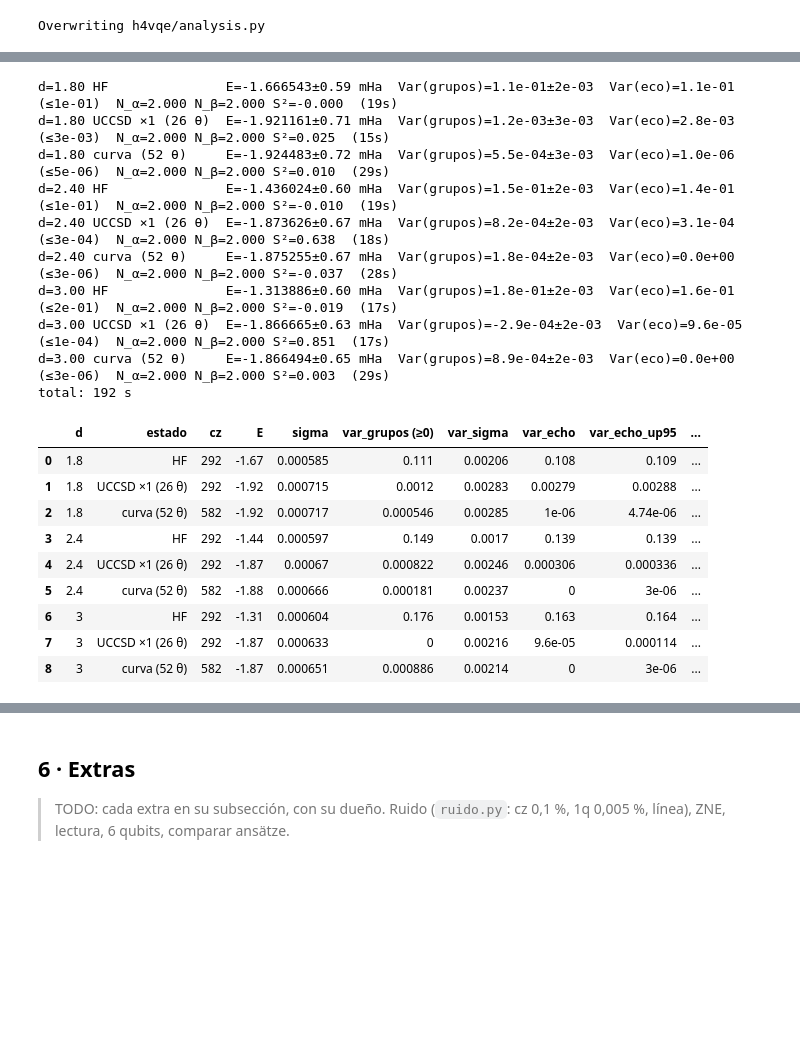
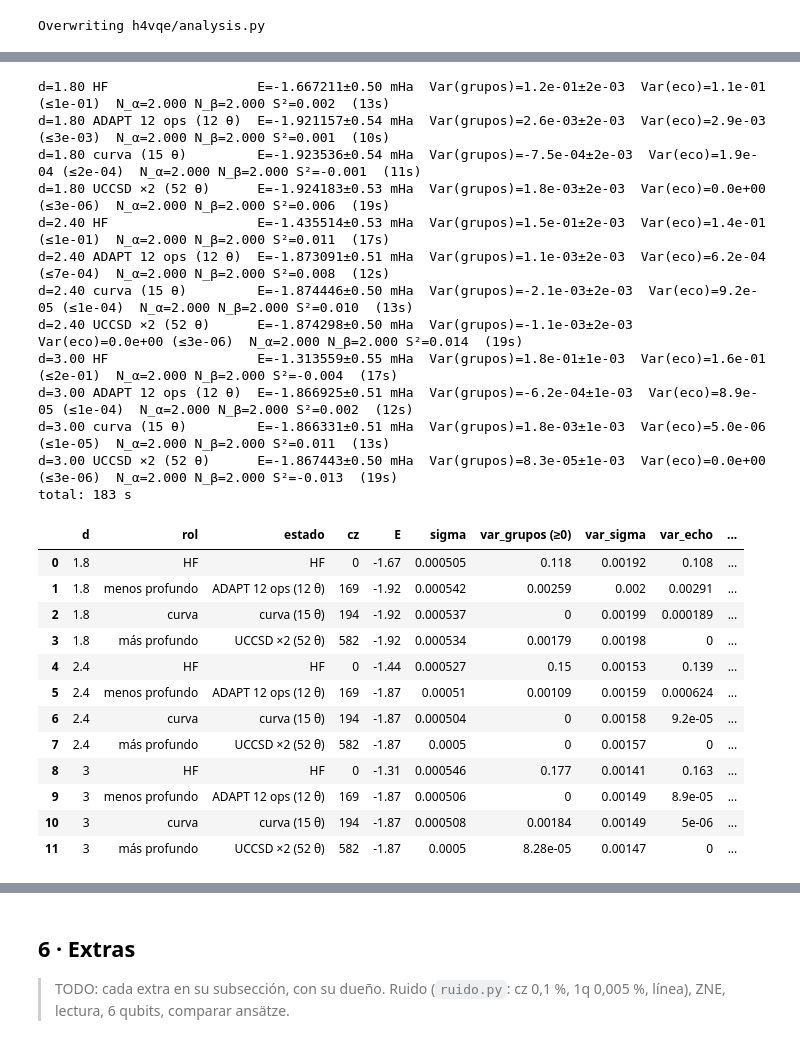
Before and after one commit to octavioromagnoli/quantum-toffolis, a Jupyter notebook: notebook/H4_VQE.ipynb, the cells around one changed output, grey strips where cells are left out. Saved outputs shown, nothing was run; the diff lists cells and outputs as text; code cells hidden in the pictures; blank space fills up the shorter version.

```diff
--- a/notebook/H4_VQE.ipynb
+++ b/notebook/H4_VQE.ipynb
@@ -58,7 +58,7 @@ STRETCHED_FROM = 1.8          # zona donde hay que ganarle a CCSD
 CHEM_ACC = 1.6e-3             # Ha
 
 # Presupuesto de shots por punto de la curva (estimación final, no optimización).
-SHOTS_PER_POINT = 8_000_000   # σ ≈ 0,7 mHa con QWC + Neyman (medido a 2,0 Å)
+SHOTS_PER_POINT = 8_000_000   # σ ≈ 0,5 mHa en la zona estirada (QWC con sorted insertion + Neyman)
 
 # Compuertas nativas que fija la consigna para el extra con ruido: cz, sx, x y rz.
 # (ruido.py no se distribuye; el modelo de ruido propio está en noise.py.)
@@ -66,7 +66,15 @@ BASIS_GATES = ["cz", "rz", "sx", "x"]
 
 SEED = 1234
 
-# UCCSD con 2 pasos de Trotter: llega a FCI (<1 µHa) en toda la curva sin ruido.
+# Ansatz de la curva principal:
+#   "adapt": ADAPT-VQE fermiónico, lista común de 15 operadores (adapt.ADAPT_FERMIONIC).
+#            194 CZ todos con todos, 378 en línea con el ruteo fSWAP de routing.py.
+#            Error sin ruido ≤ 0,38 mHa en toda la curva.
+#   "uccsd": UCCSD con ANSATZ_REPS pasos de Trotter (582 CZ con 2 pasos; < 1 µHa sin ruido).
+ANSATZ = "adapt"
+
+# Pasos de Trotter de UCCSD. Con ANSATZ = "adapt", UCCSD ×2 queda como referencia más
+# profunda (prueba de profundidad, comparación de ansätze, geometría y FakeFez).
 # Con 1 paso el error máximo es ~4,5 mHa (a 2,0 Å): le gana a CCSD pero sin precisión química.
 ANSATZ_REPS = 2
 # %% [output]
@@ -343,12 +504,20 @@ from .ansatz import Ansatz
 
 def optimize_params(ans: Ansatz, H, x0=None, tol: float = 1e-10, maxiter: int = 2000,
                     n_restarts: int = 0, seed: int = 0) -> dict:
-    """L-BFGS-B con gradiente analítico. Devuelve dict con x, energy, nfev."""
+    """L-BFGS-B con gradiente analítico. Devuelve dict con x, energy, nfev.
+
+    Siempre prueba también θ = 0 (|HF⟩), además del x0 dado (warm start de la distancia
+    anterior), y se queda con la energía más baja (es variacional, así que el mínimo es el
+    mejor). Con la lista ADAPT de 15 operadores, el warm start solo cae en mínimos malos
+    a 2,6-3,0 Å (hasta 2 mHa), y desde θ = 0 da 0,05-0,15 mHa.
+    """
     Hm = H.to_matrix(sparse=True)
     fun = lambda x: ans.fast.energy_and_grad(x, Hm)
-    starts = [np.zeros(ans.num_parameters) if x0 is None else np.asarray(x0, float)]
+    zero = np.zeros(ans.num_parameters)
+    bases = [zero] if x0 is None else [np.asarray(x0, float), zero]
     rng = np.random.default_rng(seed)
-    starts += [starts[0] + rng.normal(0, 0.1, ans.num_parameters) for _ in range(n_restarts)]
+    starts = list(bases)
+    starts += [b + rng.normal(0, 0.1, ans.num_parameters) for b in bases for _ in range(n_restarts)]
     best = None
     for s in starts:
         r = minimize(fun, s, jac=True, method="L-BFGS-B",
@@ -1106,41 +2818,48 @@ En vez de restar dos números grandes, cuenta **eventos raros**: si ψ es un aut
 > La tabla siguiente reúne todo lo medido. La última celda compara recién ahí con FCI.
 # %%
 from h4vqe.pipeline import run_reliability
-# Tres puntos de la zona estirada; en cada uno, HF vs UCCSD ×1 vs el ansatz de la curva.
+# Tres puntos de la zona estirada; en cada uno, HF, un ansatz menos profundo (ADAPT 12 ops),
+# el de la curva (ADAPT 15 ops) y uno más profundo (UCCSD ×2). Ver pipeline.depth_references.
 rel_d = [1.8, 3.0] if QUICK else [1.8, 2.4, 3.0]
 t0 = time.time()
 rel = pd.DataFrame(run_reliability(ctxs, rel_d, shots=shots,
                                    var_shots=500_000 if QUICK else 2_000_000,
                                    echo_shots=200_000 if QUICK else 1_000_000,
                                    sym_shots=100_000 if QUICK else 200_000))
 print(f"total: {time.time()-t0:.0f} s")
 # Var(grupos) puede salir negativa por ruido (σ ≈ 2e-3 Ha²): se muestra recortada en 0, con su σ.
 # Solo separa HF del resto; la que resuelve es la del eco.
 rel["var_grupos (≥0)"] = rel["var"].clip(lower=0)
 # echo_cz: CZ del circuito de eco (U, e^{−iHt}, U†). Es un diagnóstico de simulador, no de hardware.
-show = rel[["d","estado","cz","E","sigma","var_grupos (≥0)","var_sigma","var_echo","var_echo_up95","echo_events",
+show = rel[["d","rol","estado","cz","E","sigma","var_grupos (≥0)","var_sigma","var_echo","var_echo_up95","echo_events",
             "echo_cz","N_alpha","N_alpha_sigma","N_beta","N_beta_sigma","S2","S2_sigma","var_exacta"]]
 with pd.option_context("display.float_format", lambda v: f"{v:.3g}"):
     display(show)
 # %% [output]
-d=1.80 HF               E=-1.666543±0.59 mHa  Var(grupos)=1.1e-01±2e-03  Var(eco)=1.1e-01 (≤1e-01)  N_α=2.000 N_β=2.000 S²=-0.000  (19s)
-d=1.80 UCCSD ×1 (26 θ)  E=-1.921161±0.71 mHa  Var(grupos)=1.2e-03±3e-03  Var(eco)=2.8e-03 (≤3e-03)  N_α=2.000 N_β=2.000 S²=0.025  (15s)
-d=1.80 curva (52 θ)     E=-1.924483±0.72 mHa  Var(grupos)=5.5e-04±3e-03  Var(eco)=1.0e-06 (≤5e-06)  N_α=2.000 N_β=2.000 S²=0.010  (29s)
-d=2.40 HF               E=-1.436024±0.60 mHa  Var(grupos)=1.5e-01±2e-03  Var(eco)=1.4e-01 (≤1e-01)  N_α=2.000 N_β=2.000 S²=-0.010  (19s)
-d=2.40 UCCSD ×1 (26 θ)  E=-1.873626±0.67 mHa  Var(grupos)=8.2e-04±2e-03  Var(eco)=3.1e-04 (≤3e-04)  N_α=2.000 N_β=2.000 S²=0.638  (18s)
-d=2.40 curva (52 θ)     E=-1.875255±0.67 mHa  Var(grupos)=1.8e-04±2e-03  Var(eco)=0.0e+00 (≤3e-06)  N_α=2.000 N_β=2.000 S²=-0.037  (28s)
-d=3.00 HF               E=-1.313886±0.60 mHa  Var(grupos)=1.8e-01±2e-03  Var(eco)=1.6e-01 (≤2e-01)  N_α=2.000 N_β=2.000 S²=-0.019  (17s)
-d=3.00 UCCSD ×1 (26 θ)  E=-1.866665±0.63 mHa  Var(grupos)=-2.9e-04±2e-03  Var(eco)=9.6e-05 (≤1e-04)  N_α=2.000 N_β=2.000 S²=0.851  (17s)
-d=3.00 curva (52 θ)     E=-1.866494±0.65 mHa  Var(grupos)=8.9e-04±2e-03  Var(eco)=0.0e+00 (≤3e-06)  N_α=2.000 N_β=2.000 S²=0.003  (29s)
-total: 192 s
+d=1.80 HF                   E=-1.667211±0.50 mHa  Var(grupos)=1.2e-01±2e-03  Var(eco)=1.1e-01 (≤1e-01)  N_α=2.000 N_β=2.000 S²=0.002  (13s)
+d=1.80 ADAPT 12 ops (12 θ)  E=-1.921157±0.54 mHa  Var(grupos)=2.6e-03±2e-03  Var(eco)=2.9e-03 (≤3e-03)  N_α=2.000 N_β=2.000 S²=0.001  (10s)
+d=1.80 curva (15 θ)         E=-1.923536±0.54 mHa  Var(grupos)=-7.5e-04±2e-03  Var(eco)=1.9e-04 (≤2e-04)  N_α=2.000 N_β=2.000 S²=-0.001  (11s)
+d=1.80 UCCSD ×2 (52 θ)      E=-1.924183±0.53 mHa  Var(grupos)=1.8e-03±2e-03  Var(eco)=0.0e+00 (≤3e-06)  N_α=2.000 N_β=2.000 S²=0.006  (19s)
+d=2.40 HF                   E=-1.435514±0.53 mHa  Var(grupos)=1.5e-01±2e-03  Var(eco)=1.4e-01 (≤1e-01)  N_α=2.000 N_β=2.000 S²=0.011  (17s)
+d=2.40 ADAPT 12 ops (12 θ)  E=-1.873091±0.51 mHa  Var(grupos)=1.1e-03±2e-03  Var(eco)=6.2e-04 (≤7e-04)  N_α=2.000 N_β=2.000 S²=0.008  (12s)
+d=2.40 curva (15 θ)         E=-1.874446±0.50 mHa  Var(grupos)=-2.1e-03±2e-03  Var(eco)=9.2e-05 (≤1e-04)  N_α=2.000 N_β=2.000 S²=0.010  (13s)
+d=2.40 UCCSD ×2 (52 θ)      E=-1.874298±0.50 mHa  Var(grupos)=-1.1e-03±2e-03  Var(eco)=0.0e+00 (≤3e-06)  N_α=2.000 N_β=2.000 S²=0.014  (19s)
+d=3.00 HF                   E=-1.313559±0.55 mHa  Var(grupos)=1.8e-01±1e-03  Var(eco)=1.6e-01 (≤2e-01)  N_α=2.000 N_β=2.000 S²=-0.004  (17s)
+d=3.00 ADAPT 12 ops (12 θ)  E=-1.866925±0.51 mHa  Var(grupos)=-6.2e-04±1e-03  Var(eco)=8.9e-05 (≤1e-04)  N_α=2.000 N_β=2.000 S²=0.002  (12s)
+d=3.00 curva (15 θ)         E=-1.866331±0.51 mHa  Var(grupos)=1.8e-03±1e-03  Var(eco)=5.0e-06 (≤1e-05)  N_α=2.000 N_β=2.000 S²=0.011  (13s)
+d=3.00 UCCSD ×2 (52 θ)      E=-1.867443±0.50 mHa  Var(grupos)=8.3e-05±1e-03  Var(eco)=0.0e+00 (≤3e-06)  N_α=2.000 N_β=2.000 S²=-0.013  (19s)
+total: 183 s
-|  | d | estado | cz | E | sigma | var_grupos (≥0) | var_sigma | var_echo | var_echo_up95 | ... |
-| 0 | 1.8 | HF | 292 | -1.67 | 0.000585 | 0.111 | 0.00206 | 0.108 | 0.109 | ... |
-| 1 | 1.8 | UCCSD ×1 (26 θ) | 292 | -1.92 | 0.000715 | 0.0012 | 0.00283 | 0.00279 | 0.00288 | ... |
-| 2 | 1.8 | curva (52 θ) | 582 | -1.92 | 0.000717 | 0.000546 | 0.00285 | 1e-06 | 4.74e-06 | ... |
-| 3 | 2.4 | HF | 292 | -1.44 | 0.000597 | 0.149 | 0.0017 | 0.139 | 0.139 | ... |
-| 4 | 2.4 | UCCSD ×1 (26 θ) | 292 | -1.87 | 0.00067 | 0.000822 | 0.00246 | 0.000306 | 0.000336 | ... |
-| 5 | 2.4 | curva (52 θ) | 582 | -1.88 | 0.000666 | 0.000181 | 0.00237 | 0 | 3e-06 | ... |
-| 6 | 3 | HF | 292 | -1.31 | 0.000604 | 0.176 | 0.00153 | 0.163 | 0.164 | ... |
-| 7 | 3 | UCCSD ×1 (26 θ) | 292 | -1.87 | 0.000633 | 0 | 0.00216 | 9.6e-05 | 0.000114 | ... |
-| 8 | 3 | curva (52 θ) | 582 | -1.87 | 0.000651 | 0.000886 | 0.00214 | 0 | 3e-06 | ... |
+|  | d | rol | estado | cz | E | sigma | var_grupos (≥0) | var_sigma | var_echo | ... |
+| 0 | 1.8 | HF | HF | 0 | -1.67 | 0.000505 | 0.118 | 0.00192 | 0.108 | ... |
+| 1 | 1.8 | menos profundo | ADAPT 12 ops (12 θ) | 169 | -1.92 | 0.000542 | 0.00259 | 0.002 | 0.00291 | ... |
+| 2 | 1.8 | curva | curva (15 θ) | 194 | -1.92 | 0.000537 | 0 | 0.00199 | 0.000189 | ... |
+| 3 | 1.8 | más profundo | UCCSD ×2 (52 θ) | 582 | -1.92 | 0.000534 | 0.00179 | 0.00198 | 0 | ... |
+| 4 | 2.4 | HF | HF | 0 | -1.44 | 0.000527 | 0.15 | 0.00153 | 0.139 | ... |
+| 5 | 2.4 | menos profundo | ADAPT 12 ops (12 θ) | 169 | -1.87 | 0.00051 | 0.00109 | 0.00159 | 0.000624 | ... |
+| 6 | 2.4 | curva | curva (15 θ) | 194 | -1.87 | 0.000504 | 0 | 0.00158 | 9.2e-05 | ... |
+| 7 | 2.4 | más profundo | UCCSD ×2 (52 θ) | 582 | -1.87 | 0.0005 | 0 | 0.00157 | 0 | ... |
+| 8 | 3 | HF | HF | 0 | -1.31 | 0.000546 | 0.177 | 0.00141 | 0.163 | ... |
+| 9 | 3 | menos profundo | ADAPT 12 ops (12 θ) | 169 | -1.87 | 0.000506 | 0 | 0.00149 | 8.9e-05 | ... |
+| 10 | 3 | curva | curva (15 θ) | 194 | -1.87 | 0.000508 | 0.00184 | 0.00149 | 5e-06 | ... |
+| 11 | 3 | más profundo | UCCSD ×2 (52 θ) | 582 | -1.87 | 0.0005 | 8.28e-05 | 0.00147 | 0 | ... |
 # %%
```
Also changed, not shown: parts of 35 cells of this notebook, 8 other files.
